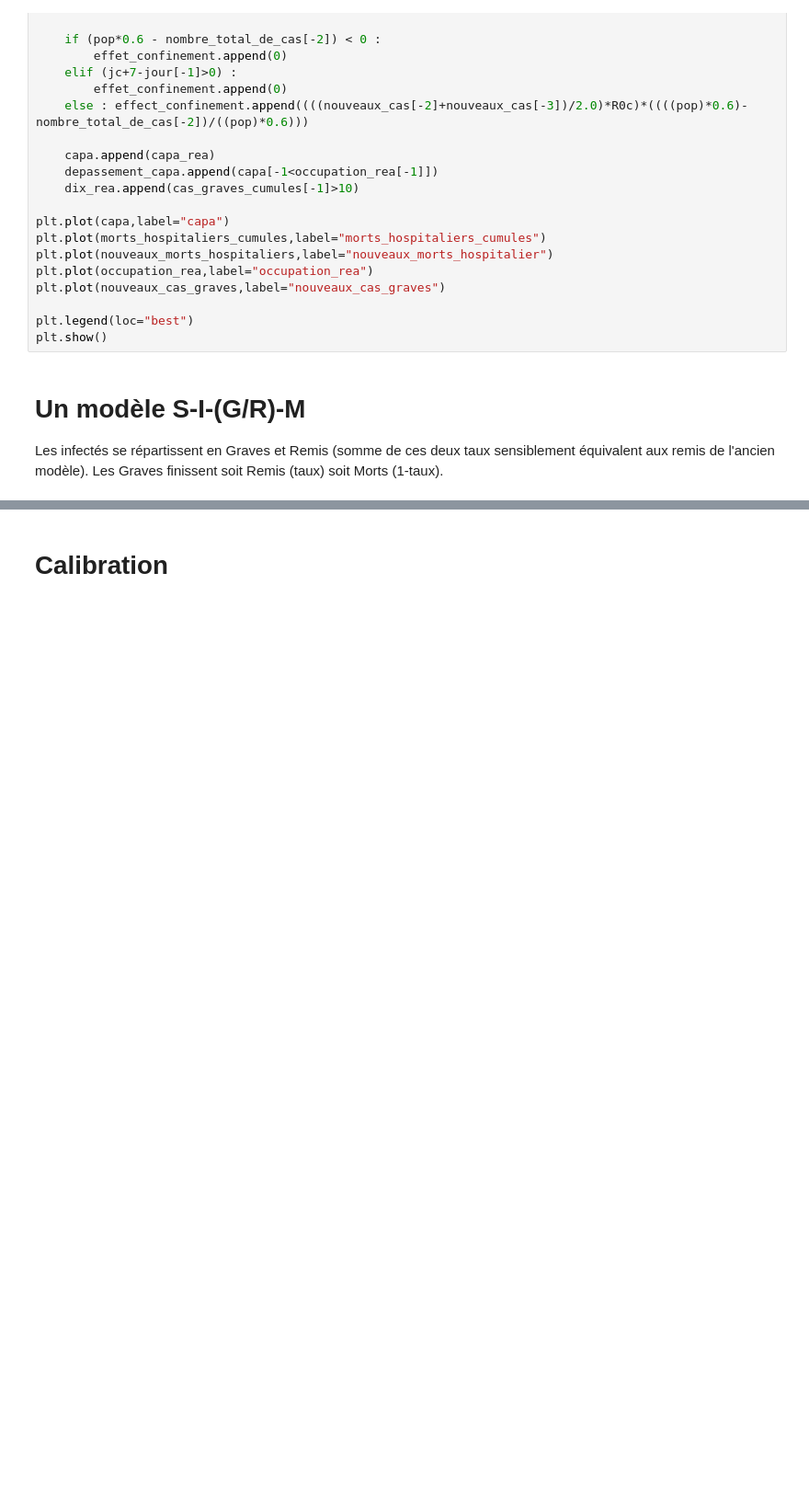
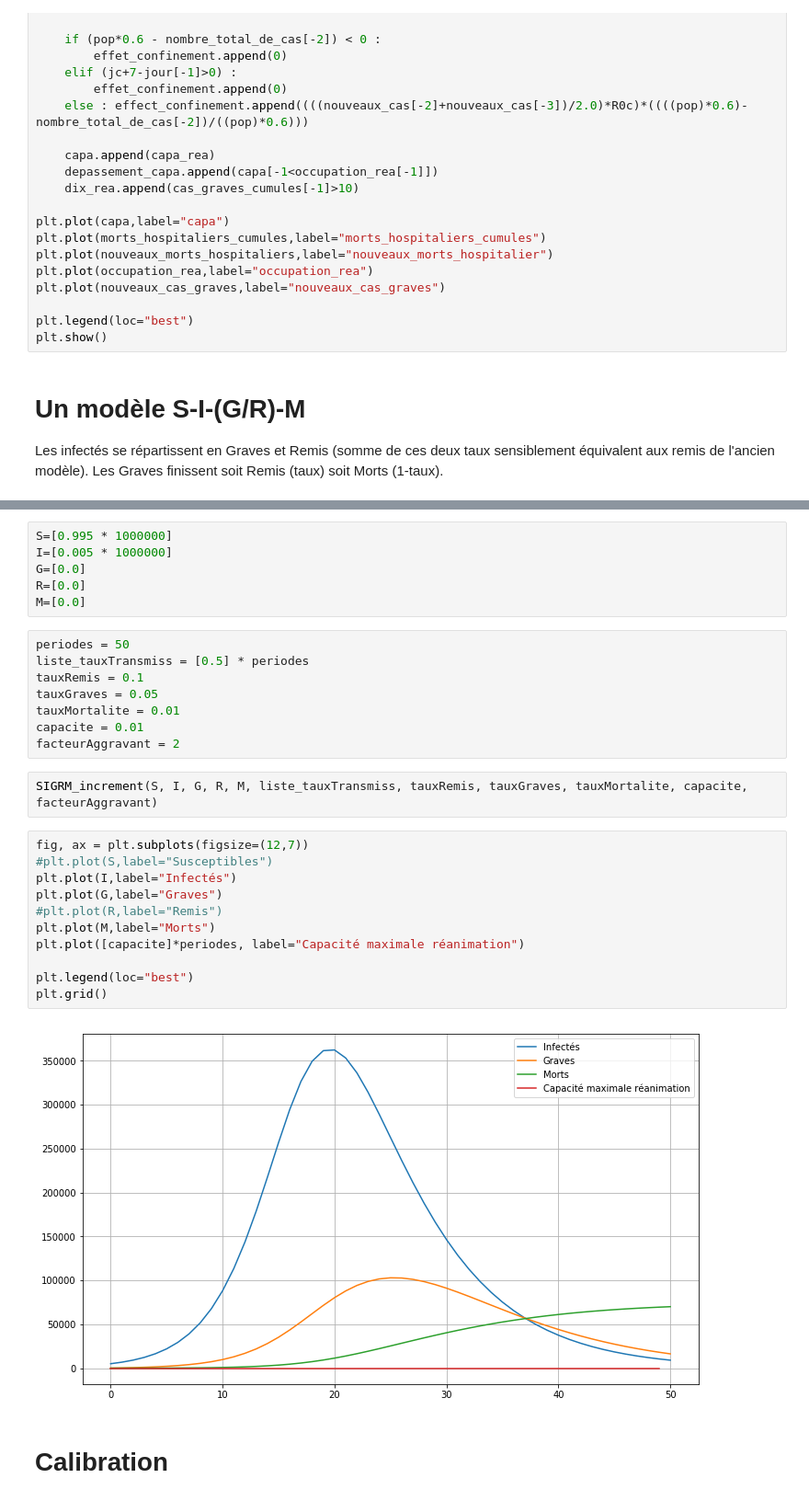
Before and after one commit to cristal-smac/mas_basics, a Jupyter notebook: covid_simulation.ipynb, the cells around one changed output, grey strips where cells are left out. Shown: that part at 92% size. Cells and saved outputs as stored; diff of their text form; blank space fills up the shorter version.

Commit message:
SIGRM et Calibration SIGRM

```diff
--- a/covid_simulation.ipynb
+++ b/covid_simulation.ipynb
@@ -506,3 +510,32 @@ def SIR_increment(I, S, R, G, M, liste_tauxTransmiss, tauxRemis, tauxGraves, tau
     return None
+# %%
+S=[0.995 * 1000000]
+I=[0.005 * 1000000]
+G=[0.0]
+R=[0.0]
+M=[0.0]
+# %%
+periodes = 50
+liste_tauxTransmiss = [0.5] * periodes
+tauxRemis = 0.1
+tauxGraves = 0.05
+tauxMortalite = 0.01
+capacite = 0.01
+facteurAggravant = 2
+# %%
+SIGRM_increment(S, I, G, R, M, liste_tauxTransmiss, tauxRemis, tauxGraves, tauxMortalite, capacite, facteurAggravant)
+# %%
+fig, ax = plt.subplots(figsize=(12,7))
+#plt.plot(S,label="Susceptibles")
+plt.plot(I,label="Infectés")
+plt.plot(G,label="Graves")
+#plt.plot(R,label="Remis")
+plt.plot(M,label="Morts")
+plt.plot([capacite]*periodes, label="Capacité maximale réanimation")
+
+plt.legend(loc="best")
+plt.grid()
+# %% [output]
+[figure, added]
 # %% [markdown]
 # Calibration
```
Also changed, not shown: parts of 59 cells of this notebook, 1 other file.
